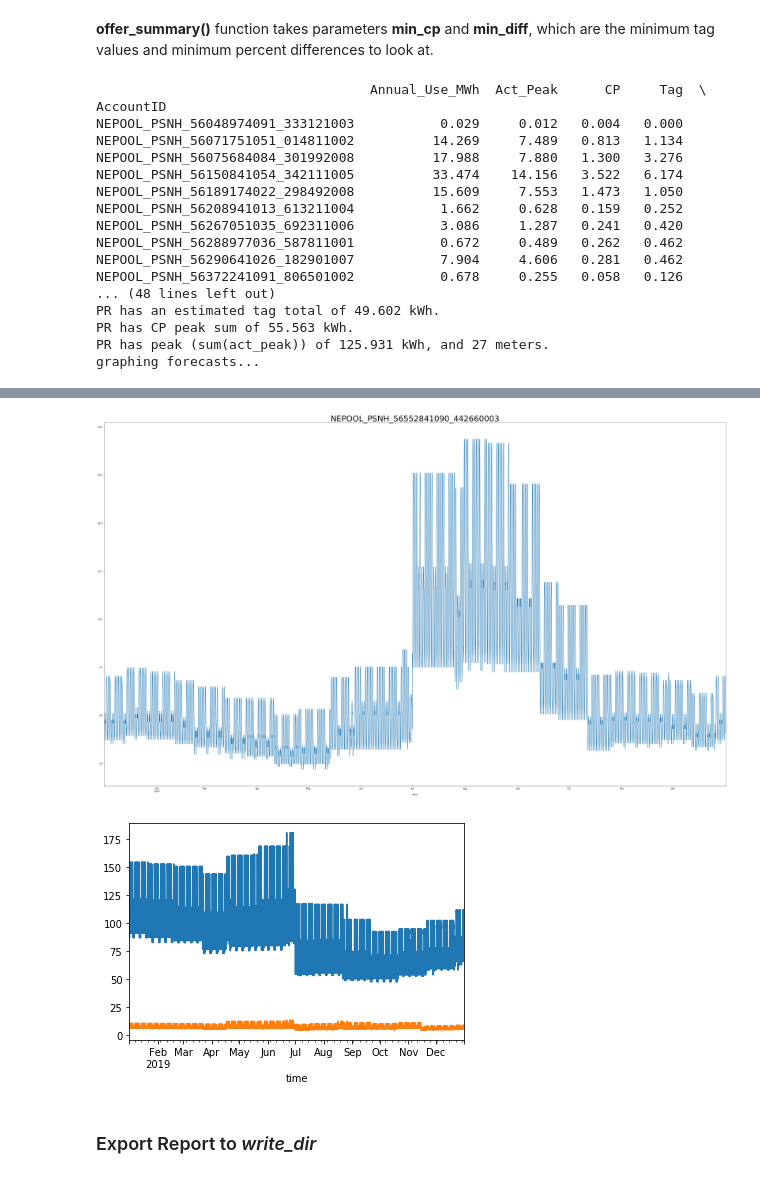
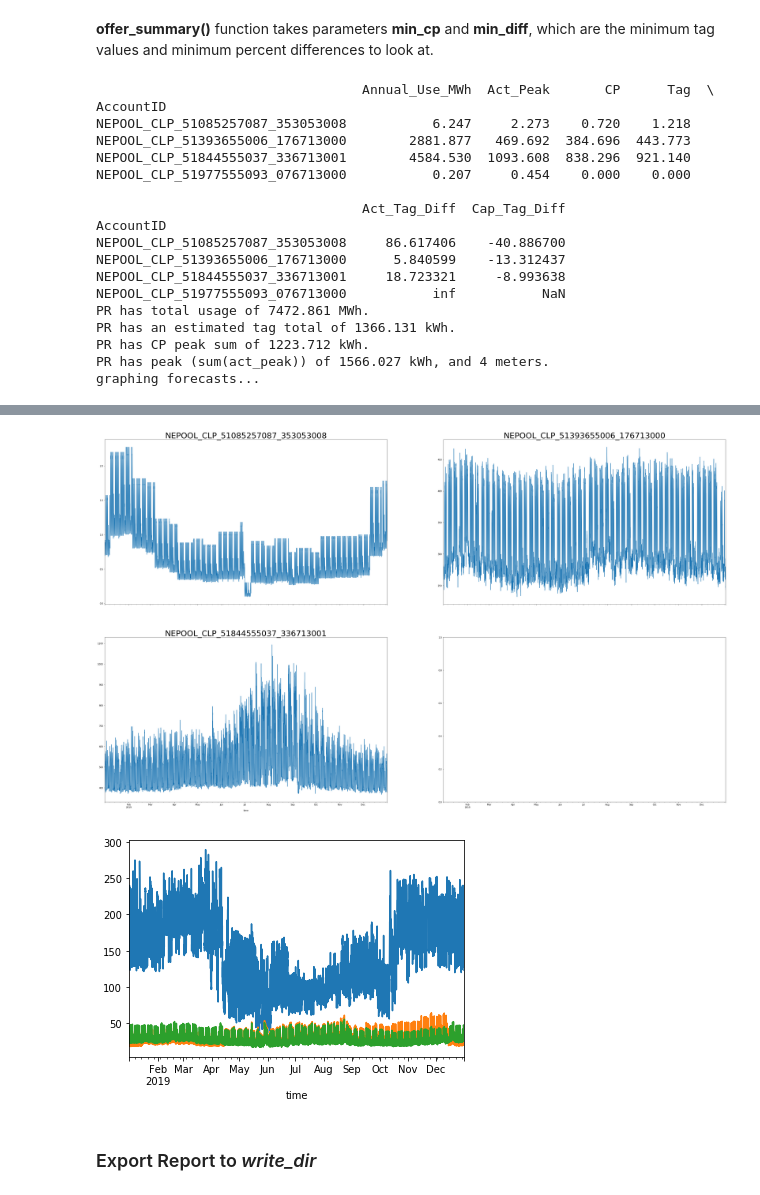
Before and after one commit to stevenhurwitt/LA-tools, a Jupyter notebook: CapReports/Cap Tag Reports.ipynb, the cells around one changed output, grey strips where cells are left out. Drawn from its saved outputs; the diff is of its cells as text; code cells hidden in the pictures.

```diff
--- a/CapReports/Cap Tag Reports.ipynb
+++ b/CapReports/Cap Tag Reports.ipynb
@@ -16,8 +16,10 @@ Run a cap tag report (same output as in Excel).
 %matplotlib inline
 import CapTags as ct
 import numpy as np
+import datetime as dt
+import pandas as pd
 
-pr_rev = '1-J5KE2A_1'
+pr_rev = '1-ITVA3K_3'
 
 write_dir = 'C:\\Users\\wb5888\\Documents\\Cap Tags'
 # %% [markdown]
@@ -91,24 +88,25 @@ read in and merged ch 3.
 # %% [markdown]
 **offer_summary()** function takes parameters **min_cp** and **min_diff**, which are the minimum tag values and minimum percent differences to look at.
 # %%
-ct.offer_summary(master_idr, report, 10, 15)
+ct.offer_summary(master_idr, report, 0, 5)
 # %% [output]
-                                   Annual_Use_MWh  Act_Peak      CP     Tag  \
+                                  Annual_Use_MWh  Act_Peak       CP      Tag  \
 AccountID
-NEPOOL_PSNH_56048974091_333121003           0.029     0.012   0.004   0.000
-NEPOOL_PSNH_56071751051_014811002          14.269     7.489   0.813   1.134
-NEPOOL_PSNH_56075684084_301992008          17.988     7.880   1.300   3.276
-NEPOOL_PSNH_56150841054_342111005          33.474    14.156   3.522   6.174
-NEPOOL_PSNH_56189174022_298492008          15.609     7.553   1.473   1.050
-NEPOOL_PSNH_56208941013_613211004           1.662     0.628   0.159   0.252
-NEPOOL_PSNH_56267051035_692311006           3.086     1.287   0.241   0.420
-NEPOOL_PSNH_56288977036_587811001           0.672     0.489   0.262   0.462
-NEPOOL_PSNH_56290641026_182901007           7.904     4.606   0.281   0.462
-NEPOOL_PSNH_56372241091_806501002           0.678     0.255   0.058   0.126
-... (48 lines left out)
-PR has an estimated tag total of 49.602 kWh.
-PR has CP peak sum of 55.563 kWh.
-PR has peak (sum(act_peak)) of 125.931 kWh, and 27 meters.
+NEPOOL_CLP_51085257087_353053008           6.247     2.273    0.720    1.218
+NEPOOL_CLP_51393655006_176713000        2881.877   469.692  384.696  443.773
+NEPOOL_CLP_51844555037_336713001        4584.530  1093.608  838.296  921.140
+NEPOOL_CLP_51977555093_076713000           0.207     0.454    0.000    0.000
+
+                                  Act_Tag_Diff  Cap_Tag_Diff
+AccountID
+NEPOOL_CLP_51085257087_353053008     86.617406    -40.886700
+NEPOOL_CLP_51393655006_176713000      5.840599    -13.312437
+NEPOOL_CLP_51844555037_336713001     18.723321     -8.993638
+NEPOOL_CLP_51977555093_076713000           inf           NaN
+PR has total usage of 7472.861 MWh.
+PR has an estimated tag total of 1366.131 kWh.
+PR has CP peak sum of 1223.712 kWh.
+PR has peak (sum(act_peak)) of 1566.027 kWh, and 4 meters.
 graphing forecasts...
 |  | Annual_Use_MWh | Act_Peak | CP | Tag | Act_Tag_Diff | Cap_Tag_Diff |
 | AccountID |  |  |  |  |  |  |
@@ -116,10 +116,10 @@ graphing forecasts...
-[figure, old version]
+[figure, new version]
 # %%
 for m in master_idr.columns:
     tmp = master_idr[m]
     tmp.plot(y = m)
 # %% [output]
-[figure, old version]
+[figure, new version]
 # %% [markdown]
 ### Export Report to *write_dir*
 # %% [markdown]
```
Also changed, not shown: parts of 6 cells of this notebook, 1 other file.
